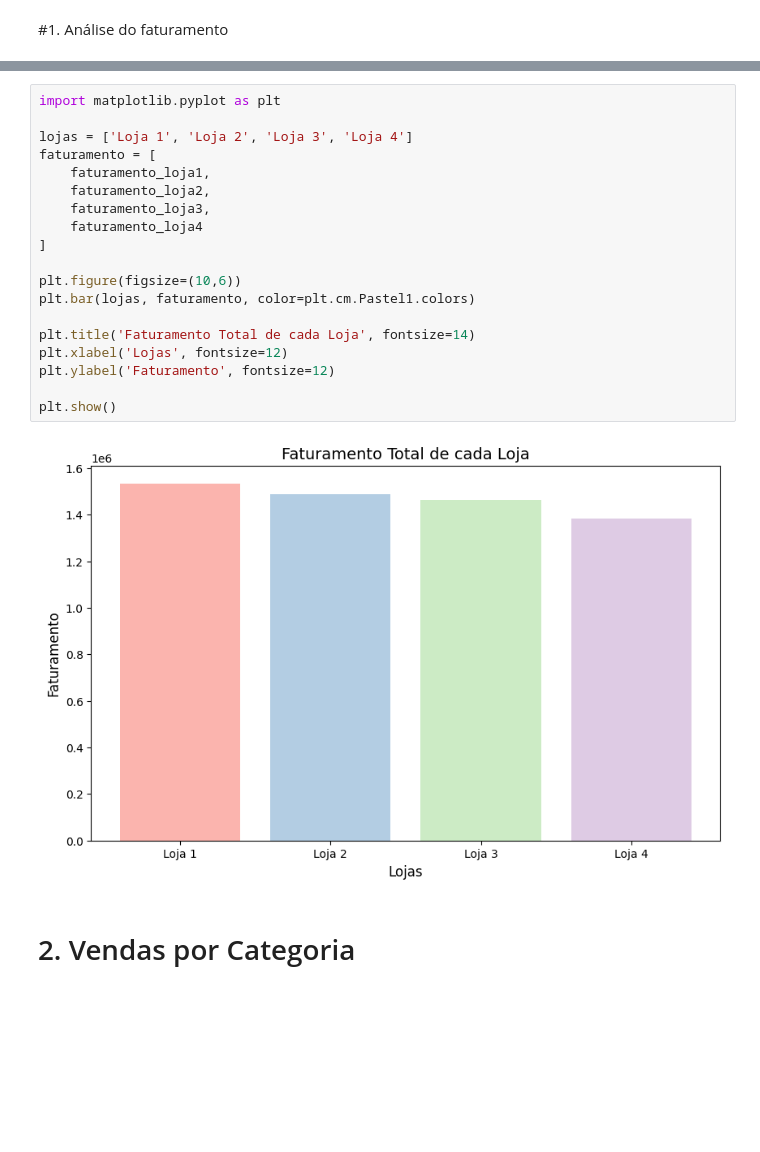
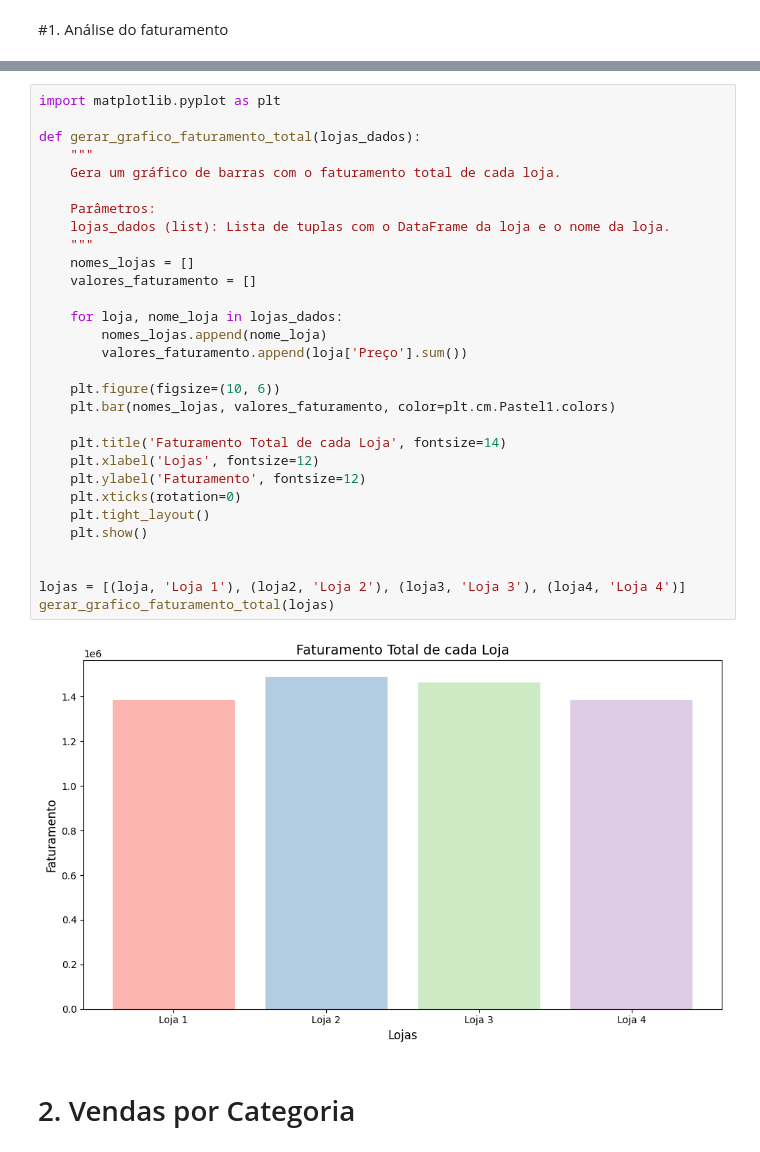
Before and after one commit to Tayara32/AluraStore, a Jupyter notebook: AluraStoreBr_TayaraCruz.ipynb, the cells around one changed output, grey strips where cells are left out. Saved outputs shown, nothing was run; the diff lists cells and outputs as text; blank space fills up the shorter version.

```diff
--- a/AluraStoreBr_TayaraCruz.ipynb
+++ b/AluraStoreBr_TayaraCruz.ipynb
@@ -52,23 +49,34 @@ Faturamento loja 4: 1384497.58
 # %%
 import matplotlib.pyplot as plt
 
-lojas = ['Loja 1', 'Loja 2', 'Loja 3', 'Loja 4']
-faturamento = [
-    faturamento_loja1,
-    faturamento_loja2,
-    faturamento_loja3,
-    faturamento_loja4
-]
+def gerar_grafico_faturamento_total(lojas_dados):
+    """
+    Gera um gráfico de barras com o faturamento total de cada loja.
 
-plt.figure(figsize=(10,6))
-plt.bar(lojas, faturamento, color=plt.cm.Pastel1.colors)
+    Parâmetros:
+    lojas_dados (list): Lista de tuplas com o DataFrame da loja e o nome da loja.
+    """
+    nomes_lojas = []
+    valores_faturamento = []
 
-plt.title('Faturamento Total de cada Loja', fontsize=14)
-plt.xlabel('Lojas', fontsize=12)
-plt.ylabel('Faturamento', fontsize=12)
+    for loja, nome_loja in lojas_dados:
+        nomes_lojas.append(nome_loja)
+        valores_faturamento.append(loja['Preço'].sum())
 
-plt.show()
+    plt.figure(figsize=(10, 6))
+    plt.bar(nomes_lojas, valores_faturamento, color=plt.cm.Pastel1.colors)
+
+    plt.title('Faturamento Total de cada Loja', fontsize=14)
+    plt.xlabel('Lojas', fontsize=12)
+    plt.ylabel('Faturamento', fontsize=12)
+    plt.xticks(rotation=0)
+    plt.tight_layout()
+    plt.show()
+
+
+lojas = [(loja, 'Loja 1'), (loja2, 'Loja 2'), (loja3, 'Loja 3'), (loja4, 'Loja 4')]
+gerar_grafico_faturamento_total(lojas)
 # %% [output]
-[figure, old version]
+[figure, new version]
 # %% [markdown]
 # 2. Vendas por Categoria
```
Also changed, not shown: parts of 15 cells of this notebook.
